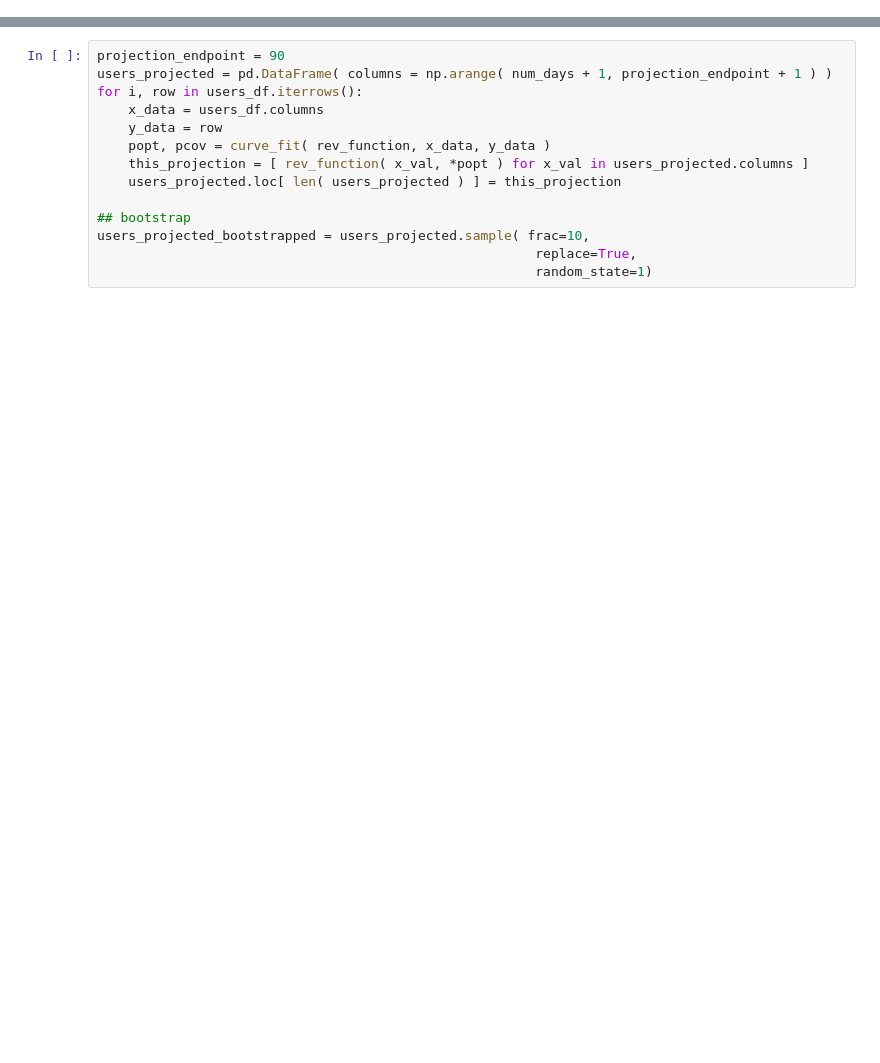
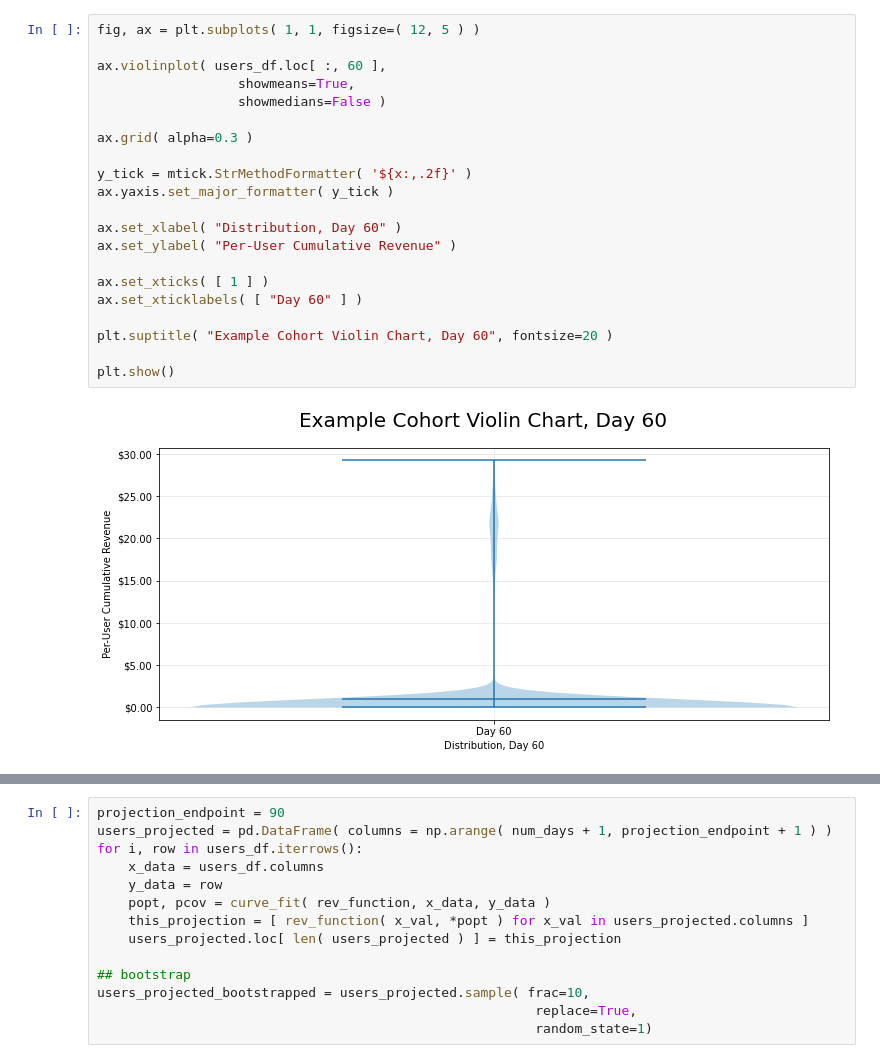
Before and after one commit to ESeufert/MDM_POSTS, a Jupyter notebook: POSTS/bootstrap_ltv/notebook.ipynb, the cells around one changed output, grey strips where cells are left out. Saved outputs shown, nothing was run; the diff lists cells and outputs as text; blank space fills up the shorter version.

```diff
--- a/POSTS/bootstrap_ltv/notebook.ipynb
+++ b/POSTS/bootstrap_ltv/notebook.ipynb
@@ -49,0 +80,23 @@ popt, pcov = curve_fit( rev_function, x_data, y_data )
+# %%
+fig, ax = plt.subplots( 1, 1, figsize=( 12, 5 ) )
+
+ax.violinplot( users_df.loc[ :, 60 ],
+                  showmeans=True,
+                  showmedians=False )
+
+ax.grid( alpha=0.3 )
+
+y_tick = mtick.StrMethodFormatter( '${x:,.2f}' )
+ax.yaxis.set_major_formatter( y_tick )
+
+ax.set_xlabel( "Distribution, Day 60" )
+ax.set_ylabel( "Per-User Cumulative Revenue" )
+
+ax.set_xticks( [ 1 ] )
+ax.set_xticklabels( [ "Day 60" ] )
+
+plt.suptitle( "Example Cohort Violin Chart, Day 60", fontsize=20 )
+
+plt.show()
+# %% [output]
+[figure, added]
```
Also changed, not shown: parts of 6 cells of this notebook.
